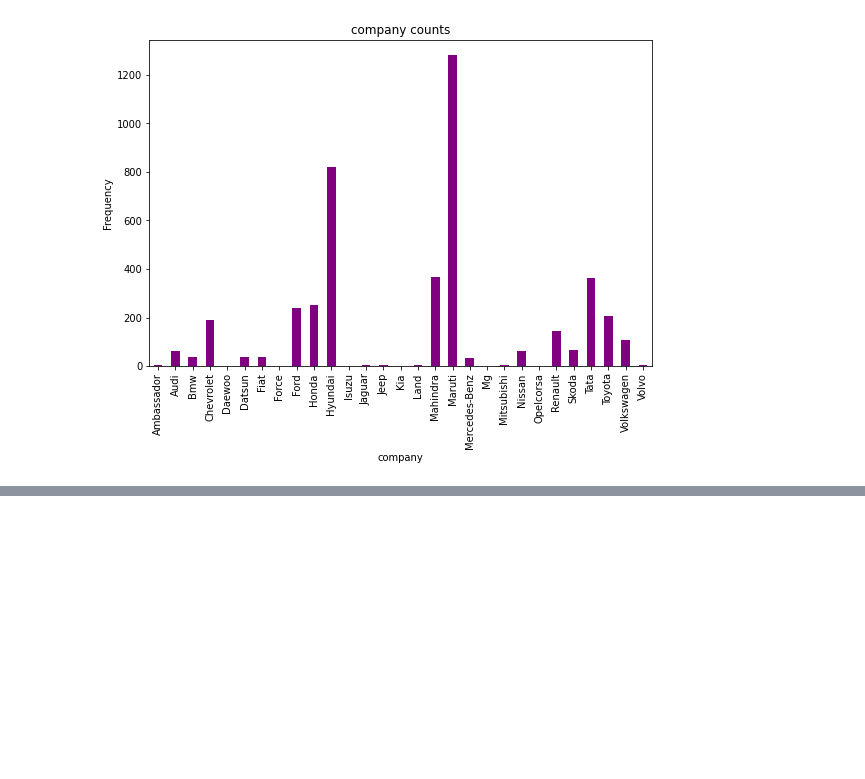
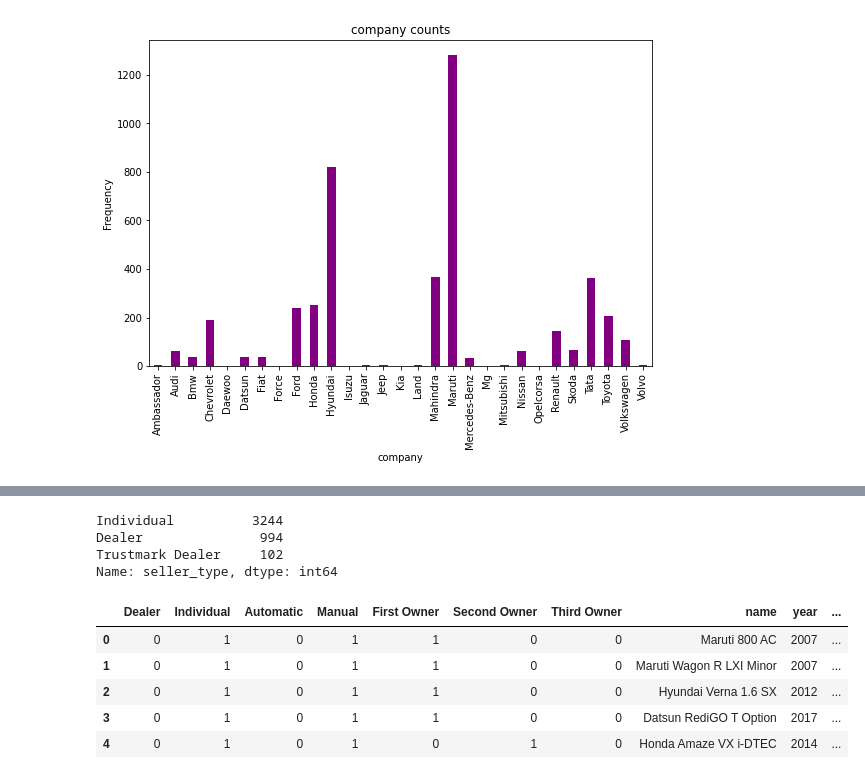
Before and after one commit to SampannaMishra/Car_Dekho_Project, a Jupyter notebook: Sampanna_Linear_Regression_(Car_Dekho).ipynb, the cells around one changed output, grey strips where cells are left out. Saved outputs shown, nothing was run; the diff lists cells and outputs as text; code cells hidden in the pictures; blank space fills up the shorter version.

```diff
--- a/Sampanna_Linear_Regression_(Car_Dekho).ipynb
+++ b/Sampanna_Linear_Regression_(Car_Dekho).ipynb
@@ -190,0 +249,2 @@ plt.show()
+# %%
+data_car= data_car.drop(['transmission'],axis = 1)
@@ -190,0 +260,11 @@ plt.show()
+# %%
+data_car['seller_type'].value_counts()
+# %% [output]
+Individual          3244
+Dealer               994
+Trustmark Dealer     102
+Name: seller_type, dtype: int64
+# %%
+df3 = pd.get_dummies(data_car['seller_type'])
+# %%
+data_car = pd.concat([df3,data_car],axis = 1)
@@ -190,0 +273,9 @@ plt.show()
+# %%
+data_car.head()
+# %% [output]
+|  | Dealer | Individual | Automatic | Manual | First Owner | Second Owner | Third Owner | name | year | ... |
+| 0 | 0 | 1 | 0 | 1 | 1 | 0 | 0 | Maruti 800 AC | 2007 | ... |
+| 1 | 0 | 1 | 0 | 1 | 1 | 0 | 0 | Maruti Wagon R LXI Minor | 2007 | ... |
+| 2 | 0 | 1 | 0 | 1 | 1 | 0 | 0 | Hyundai Verna 1.6 SX | 2012 | ... |
+| 3 | 0 | 1 | 0 | 1 | 1 | 0 | 0 | Datsun RediGO T Option | 2017 | ... |
+| 4 | 0 | 1 | 0 | 1 | 0 | 1 | 0 | Honda Amaze VX i-DTEC | 2014 | ... |
```
Also changed, not shown: parts of 61 cells of this notebook.
